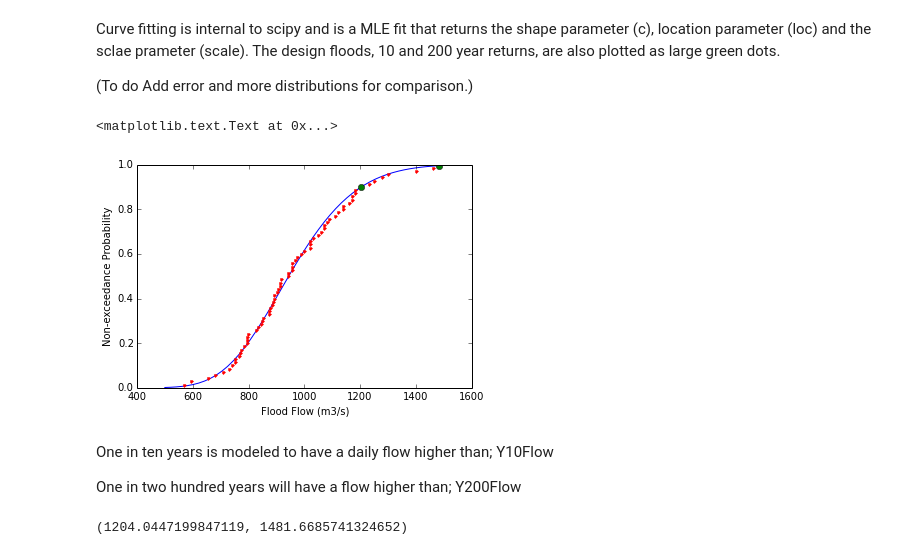
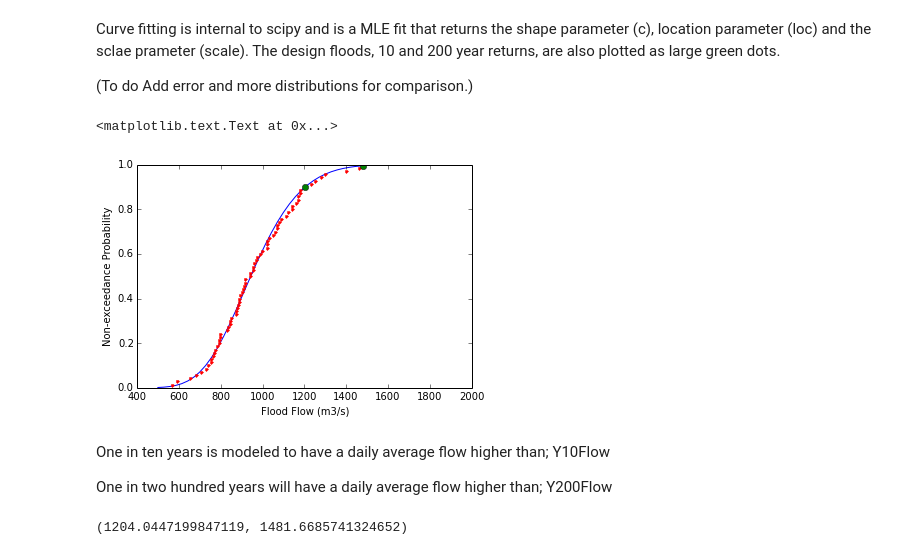
Before and after one commit to MarkSmithlxviii/HydrologicAnalysis, a Jupyter notebook: HydrologicAnalysisandFlowForecast.ipynb, the cells around one changed output. Cells and saved outputs as stored; diff of their text form; code cells hidden in the pictures.

```diff
--- a/HydrologicAnalysisandFlowForecast.ipynb
+++ b/HydrologicAnalysisandFlowForecast.ipynb
@@ -42,7 +42,7 @@ o8la001 = pd.read_csv("08LA001_Daily_Flow_ts.csv", skiprows =[26521,26522,26523]
 # %% [markdown]
 Convert to a pandas data frame, use .head() and .tail() to have a look at the top and bottom of the data to see if there is any problems.  Use .describe() to see a summary of the data.
 # %%
-regionaldf = DataFrame(o8la001)
+regionaldf = DataFrame(tempvar)
 regionaldf.head()
 # %% [output]
 |  | ID | PARAM | Date | Flow | SYM |
@@ -101,5 +111,5 @@ del regionaldf['SYM']
 # %% [markdown]
 Import the project site and repeat the process.  For the purposes of this notebook the Project Station is a Water Survey of Canada gauge located near the regional station.  08LB047 NORTH THOMPSON RIVER AT BIRCH ISLAND has a record from 1960 to 2011.  For the purposes of this exercise the input csv has been truncated to 2006 - 2010.  This will serve as the project station.
 # %%
-o8lb047 = pd.read_csv("08LB047_Daily_Flow_ts.csv")
+tempvar = pd.read_csv("08LB047_Daily_Flow_ts.csv")
 # %%
@@ -115,7 +125,7 @@ o8lb047.tail()
 # %% [markdown]
 No need to skip any rows here as there is no errant text etc.  In this case as there was no clean up of the data required the read and dataframe creation steps could have been combine into one step.
 # %%
-projectdf = DataFrame(o8lb047)
+projectdf = DataFrame(tempvar)
 projectdf.head()
 # %% [output]
 |  | ID | PARAM | Date | Flow | SYM |
@@ -126,7 +136,7 @@ projectdf.head()
 | 4 | 08LB047 | 1 | 2006/01/05 | 66 | B |
 5 rows × 5 columns
 # %%
-projectdf.index = pd.to_datetime(o8lb047.pop('Date'))
+projectdf.index = pd.to_datetime(projectdf.pop('Date'))
 # %%
 del projectdf[' ID']
 del projectdf['PARAM']
@@ -345,22 +383,22 @@ Curve fitting is internal to scipy and is a MLE fit that returns the shape param
 
 (To do Add error and more distributions for comparison.)
 # %%
-_=np.linspace(500,1500)
+_=np.linspace(500,1900)
 ReturnProbability =  (0.9, 0.995) # 10 year and 200 year events
 (c,loc,scale) = genextreme.fit(AnnualMaxFlow.RegionalFlow)
 (Y10Flow, Y200Flow) = genextreme.ppf(ReturnProbability,c,loc,scale)
 plt.plot(_,genextreme.cdf(_,c,loc,scale))
 plt.plot(RankRegMax, PcumList, 'r.')
 plt.plot((Y10Flow, Y200Flow), ReturnProbability, 'go')
 plt.xlabel('Flood Flow (m3/s)')
 plt.ylabel('Non-exceedance Probability')
 # %% [output]
 <matplotlib.text.Text at 0x...>
-[figure, old version]
+[figure, new version]
 # %% [markdown]
-One in ten years is modeled to have a daily flow higher than; Y10Flow
+One in ten years is modeled to have a daily average flow higher than; Y10Flow
 
-One in two hundred years will have a flow higher than; Y200Flow
+One in two hundred years will have a daily average flow higher than; Y200Flow
 # %%
 Y10Flow, Y200Flow
 # %% [output]
```
Also changed, not shown: parts of 19 cells of this notebook.
